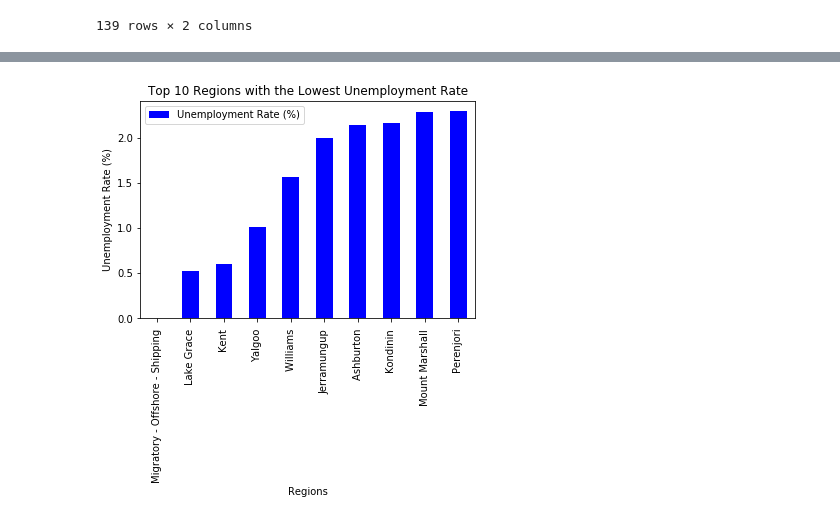
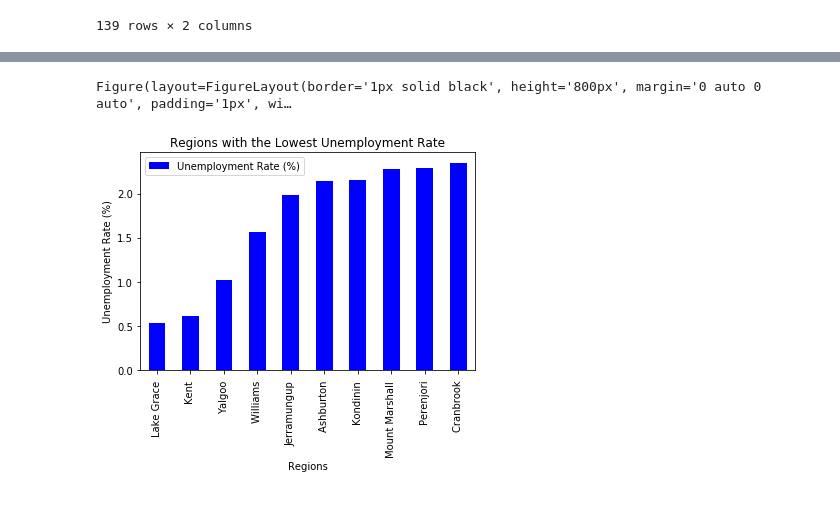
Before and after one commit to natalieddavies/BootcampProject1, a Jupyter notebook: Employment_ABS_WA.ipynb, the cells around one changed output, grey strips where cells are left out. Cells and saved outputs as stored; diff of their text form; code cells hidden in the pictures.

```diff
--- a/Employment_ABS_WA.ipynb
+++ b/Employment_ABS_WA.ipynb
@@ -222,3 +214,3 @@ merged_data_Employed = merged_data_Employed.drop([1], axis=0)
 # %%
-merged_data_Employed
-merged_data_Employed = merged_data_Employed.set_index('Region')
+#merged_data_Employed
+#merged_data_Employed = merged_data_Employed.set_index('Region')
@@ -244,0 +217,4 @@ merged_data_Employed_top10
+# %%
+merged_data_Employed["Lat"] = ""
+merged_data_Employed["Lng"] = ""
+merged_data_Employed
@@ -244,0 +284,6 @@ merged_data_Employed_top10
+# %%
+merged_data_Employed_cleaned = merged_data_Employed.replace(r'^\s*$', np.nan, regex=True,inplace = False)
+merged_data_Employed_cleaned = merged_data_Employed_cleaned.dropna(inplace = False,axis = 0)
+merged_data_Employed_cleaned.sort_values(by=['Unemployment Rate (%)'], inplace=True)
+merged_data_Employed_cleaned = merged_data_Employed_cleaned.round({'Unemployment Rate (%)': 2})
+merged_data_Employed_cleaned
@@ -245,6 +304,10 @@ merged_data_Employed_top10
 # %%
-merged_data_Employed_top10_plot  = merged_data_Employed_top10.plot(kind="bar",facecolor="blue")
-plt.title("Top 10 Regions with the Highest Unemployment Rate")
+merged_data_Employed_top10_plot = merged_data_Employed_cleaned.set_index('Region')
+merged_data_Employed_top10_plot = merged_data_Employed_top10_plot.drop(['Total Employed','Total Persons','Unemployed','Lat','Lng'], axis=1)
+merged_data_Employed_top10_plot = merged_data_Employed_top10_plot.tail(10)
+merged_data_Employed_top10_plot = merged_data_Employed_top10_plot.sort_values(by=['Unemployment Rate (%)'], ascending = False)
+merged_data_Employed_top10_plot  = merged_data_Employed_top10_plot.plot(kind="bar",facecolor="blue")
+plt.title("Regions with the Highest Unemployment Rate")
 #plt.ylim(0,30)
 plt.xlabel("Regions")
 plt.ylabel("Unemployment Rate (%)")
@@ -261,12 +338,46 @@ merged_data_Employed_bottom10.sort_values(by=['Unemployment Rate (%)'], inplace=
+# %%
+figure_layout = {
+    'width': '800px',
+    'height': '800px',
+    'border': '1px solid black',
+    'padding': '1px',
+    'margin': '0 auto 0 auto'
+}
+
+fig = gmaps.figure(layout=figure_layout)
+
+
+info_box_template = """
+<dl>
+<dt>Name</dt><dd>{Region}</dd>
+<dt>State</dt><dd>WA</dd>
+<dt>Unemployment Rate %</dt><dd>{Unemployment Rate (%)}</dd>
+</dl>
+"""
+
+Locationtop10info = [info_box_template.format(**row) for index, row in merged_data_Employed_top10.iterrows()]
+locations = merged_data_Employed_top10[["Lat", "Lng"]]
+
+markers = gmaps.marker_layer(locations, info_box_content=Locationtop10info)
+
+
+fig.add_layer(markers)
+fig
+# %% [output]
+Figure(layout=FigureLayout(border='1px solid black', height='800px', margin='0 auto 0 auto', padding='1px', wi…
 # %%
-merged_data_Employed_bottom10_plot  = merged_data_Employed_bottom10.plot(kind="bar",facecolor="blue")
-plt.title("Top 10 Regions with the Lowest Unemployment Rate")
+merged_data_Employed_bottom10_plot = merged_data_Employed_cleaned.set_index('Region')
+merged_data_Employed_bottom10_plot = merged_data_Employed_bottom10_plot.drop(['Total Employed','Total Persons','Unemployed','Lat','Lng'], axis=1)
+merged_data_Employed_bottom10_plot = merged_data_Employed_bottom10_plot.head(10)
+merged_data_Employed_bottom10_plot = merged_data_Employed_bottom10_plot.sort_values(by=['Unemployment Rate (%)'], ascending = True)
+merged_data_Employed_bottom10_plot = merged_data_Employed_bottom10_plot.plot(kind="bar",facecolor="blue")
+plt.title("Regions with the Lowest Unemployment Rate")
 #plt.ylim(0,30)
 plt.xlabel("Regions")
 plt.ylabel("Unemployment Rate (%)")
 plt.xticks(rotation=90)
 #plt.tight_layout()
 plt.legend(loc="upper left")
 merged_data_Employed_bottom10_plot;
 # %% [output]
-[figure, old version]
+[figure, new version]
```
Also changed, not shown: parts of 13 cells of this notebook, 1 other file.
